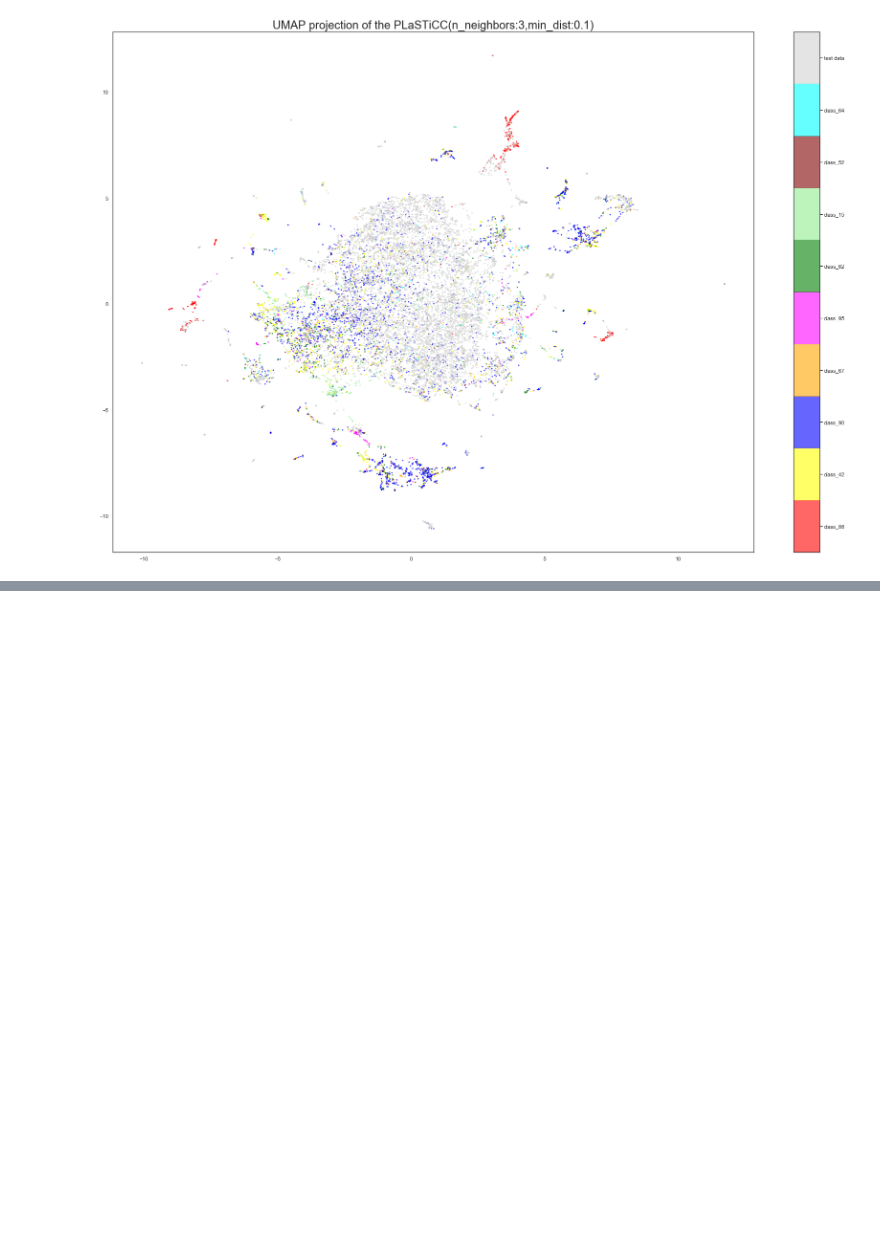
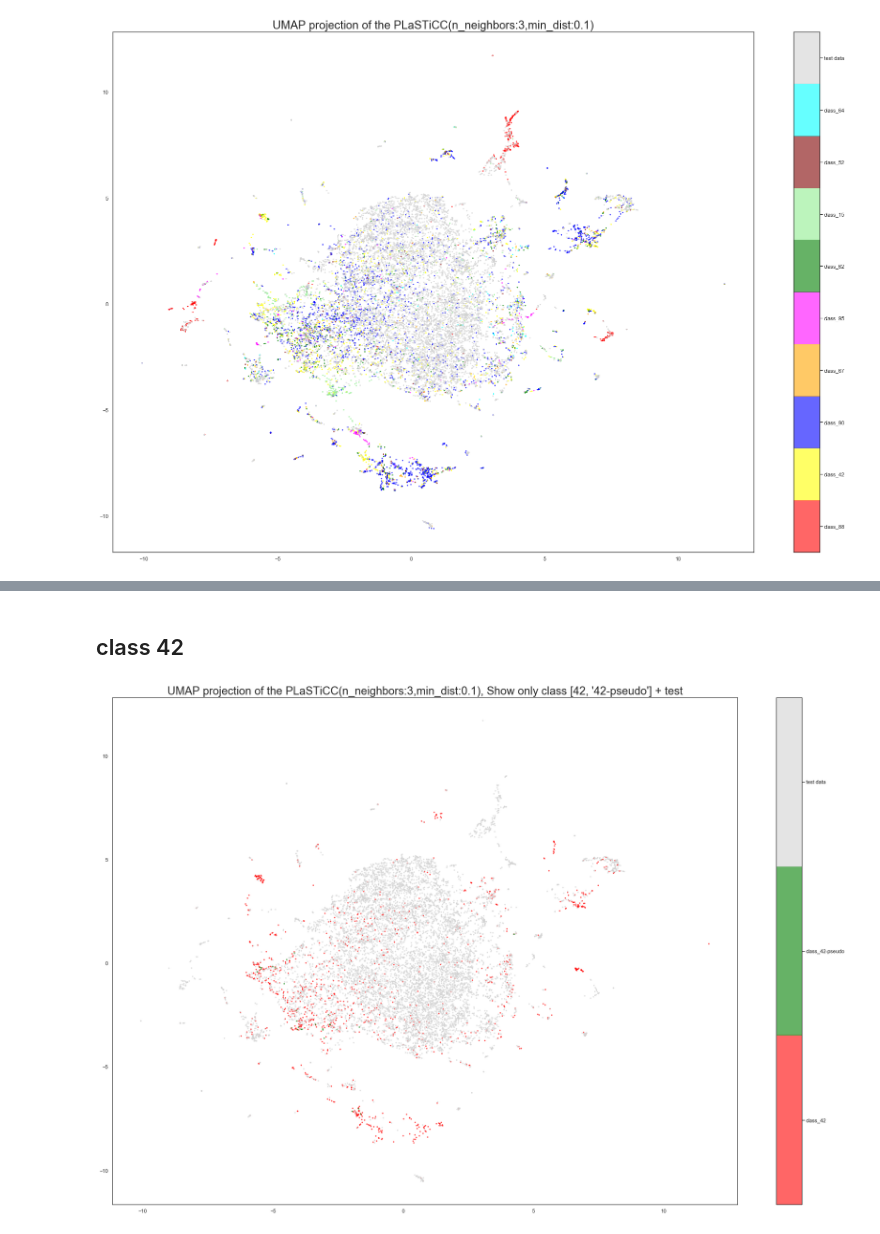
Before and after one commit to nyanp/kaggle-PLASTiCC, a Jupyter notebook: notebook/UMAP.ipynb, the cells around one changed output, grey strips where cells are left out. Saved outputs shown, nothing was run; the diff lists cells and outputs as text; code cells hidden in the pictures; blank space fills up the shorter version.

```diff
--- a/notebook/UMAP.ipynb
+++ b/notebook/UMAP.ipynb
@@ -150,0 +171,6 @@ plot(embedding, target, n_neighbors, min_dist)
+# %% [markdown]
+## class 42
+# %%
+plot(embedding, target_, n_neighbors, min_dist, mask_classes=[42,'42-pseudo'])
+# %% [output]
+[figure, added]
```
Also changed, not shown: parts of 16 cells of this notebook.
